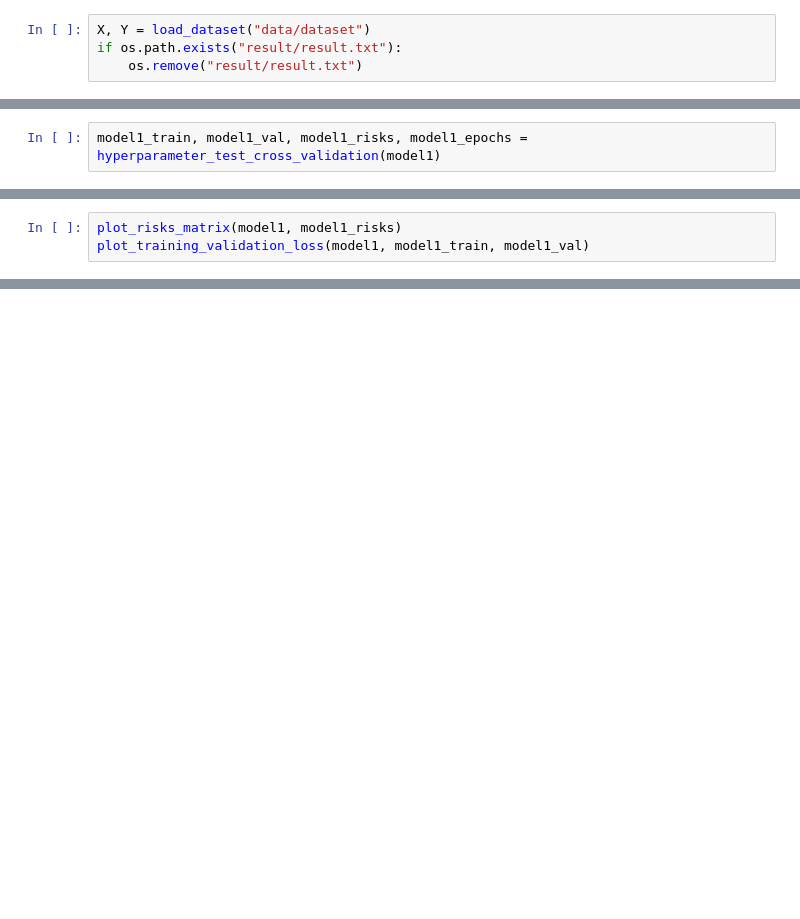
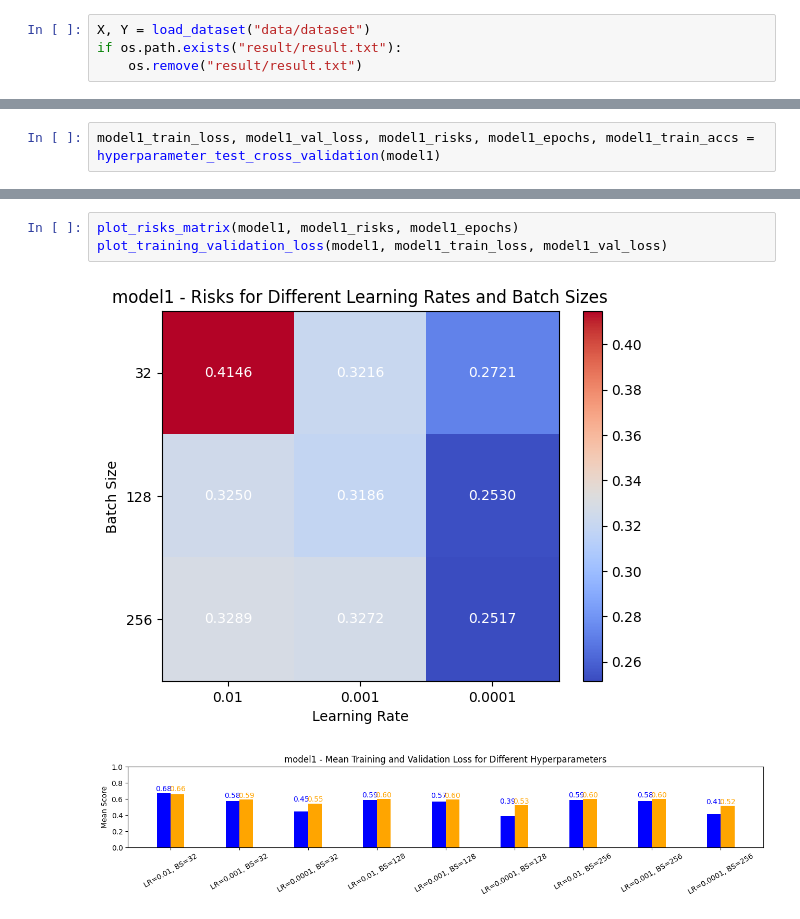
Before and after one commit to Ode97/Statistical_method_for_ml_project, a Jupyter notebook: cross_val_experiment.ipynb, the cells around one changed output, grey strips where cells are left out. Saved outputs shown, nothing was run; the diff lists cells and outputs as text; blank space fills up the shorter version.

```diff
--- a/cross_val_experiment.ipynb
+++ b/cross_val_experiment.ipynb
@@ -272,5 +280,5 @@ if os.path.exists("result/result.txt"):
 # %%
-model1_train, model1_val, model1_risks, model1_epochs = hyperparameter_test_cross_validation(model1)
+model1_train_loss, model1_val_loss, model1_risks, model1_epochs, model1_train_accs = hyperparameter_test_cross_validation(model1)
 # %% [output]
 model1 batch_size: 32 learning_rate: 0.01
 Fold 1/5
@@ -292,3 +299,0 @@ risk estimate: 0.25638035535812376
-# %%
-plot_risks_matrix(model1, model1_risks)
-plot_training_validation_loss(model1, model1_train, model1_val)
@@ -369,0 +360,6 @@ risk estimate: 0.2072025418281555
+# %%
+plot_risks_matrix(model1, model1_risks, model1_epochs)
+plot_training_validation_loss(model1, model1_train_loss, model1_val_loss)
+# %% [output]
+[figure, new version]
+[figure, new version]
```
Also changed, not shown: parts of 20 cells of this notebook, 33 other files.
